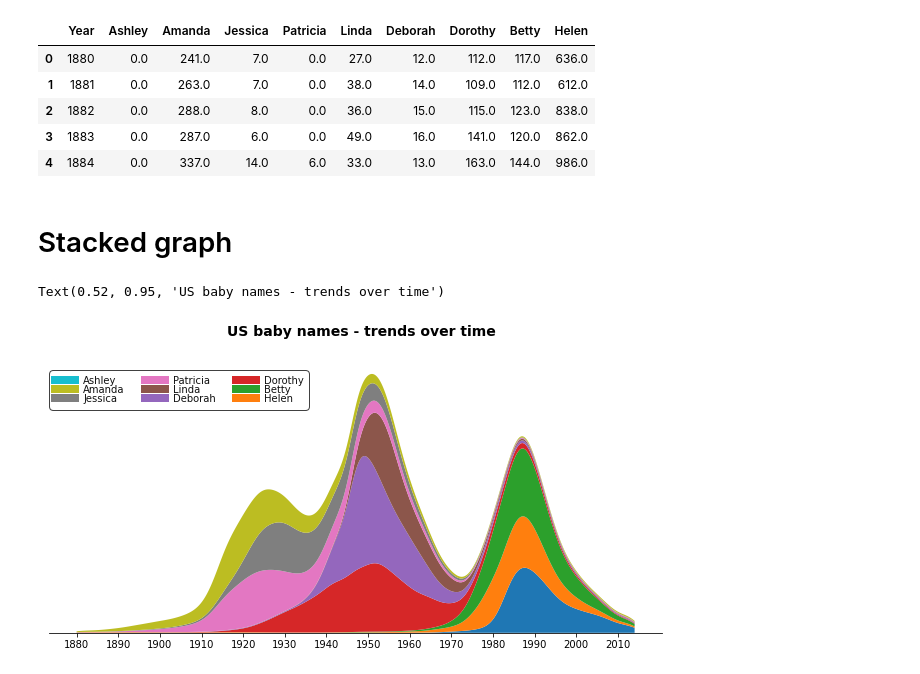
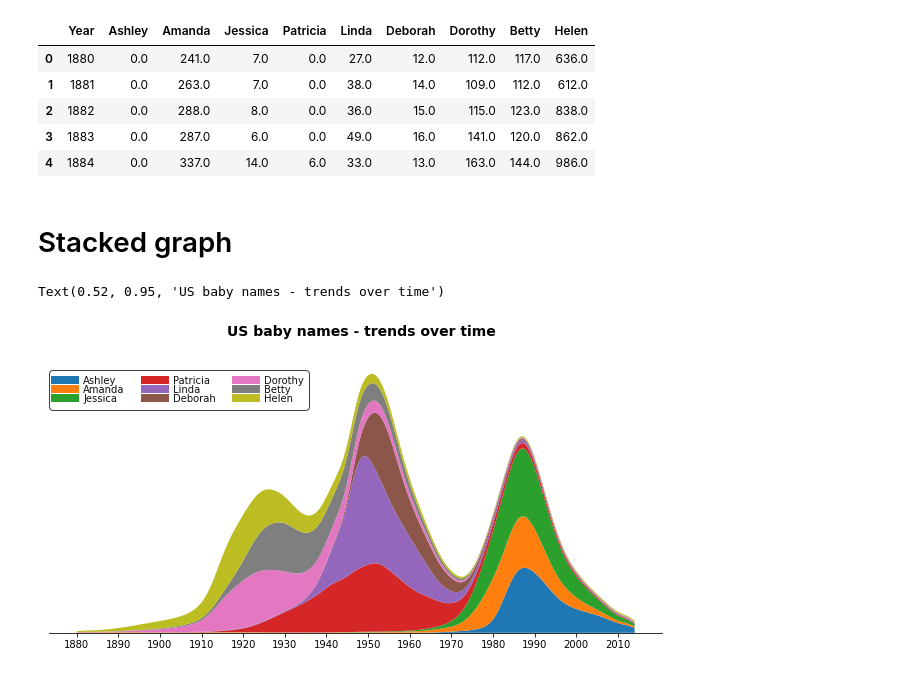
Before and after one commit to evortigosa/InfoVis, a Jupyter notebook: stacked_graph.ipynb, the cells around one changed output. Drawn from its saved outputs; the diff is of its cells as text; code cells hidden in the pictures.

```diff
--- a/stacked_graph.ipynb
+++ b/stacked_graph.ipynb
@@ -94,2 +82,0 @@ DARKG= "#111111"
-# %% [markdown]
-# Stacked graph
@@ -96,3 +94,5 @@ DARKG= "#111111"
+# %% [markdown]
+# Stacked graph
 # %%
 fig, ax= plt.subplots(figsize=(11, 5))
 
@@ -113,36 +113,36 @@ ax.spines["top"].set_color("none")
 
 # Creates each handle for the legend
 def get_handle(label, color):
-    line = Line2D( [0], [0], color=color, label=label, lw=8 )
+    line= Line2D( [0], [0], color=color, label=label, lw=8 )
 
     return line
 
 # Create the handles
-handles = [get_handle(name_list, color) for name_list, color in zip(name_list, PALETTE[::-1])]
+handles= [get_handle(name_list, color) for name_list, color in zip(name_list, PALETTE[::1])]
 
 legend= fig.legend(
     handles=handles,
     bbox_to_anchor=[0.29, 0.8], # Legend location.
     edgecolor=DARKG,
     labelspacing=-0.1,
     loc="center",
     ncol=3
 )
 
 # Change size and color of legend labels
 for text in legend.get_texts():
     text.set_fontsize(10)
     text.set_color(DARKG)
 
 # For a rounded appearence to the frame of the legend
 legend.get_frame().set_boxstyle("round", rounding_size=0.4, pad=0.2)
 
 fig.text(
     0.52, 0.95,
     'US baby names - trends over time', fontsize=14, fontweight="bold", ha="center"
 )
 
 #plt.savefig('stacked.pdf', pad_inches=0.01, bbox_inches="tight")
 # %% [output]
 Text(0.52, 0.95, 'US baby names - trends over time')
-[figure, old version]
+[figure, new version]
```
Also changed, not shown: parts of 12 cells of this notebook, 2 other files.
